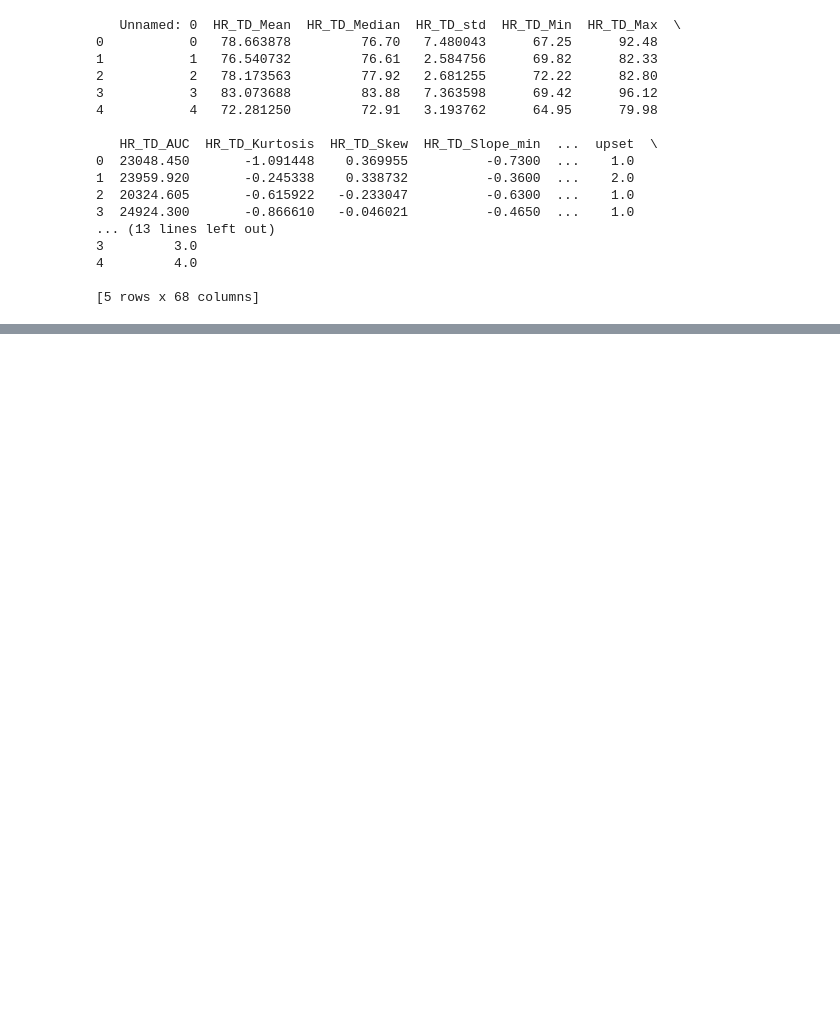
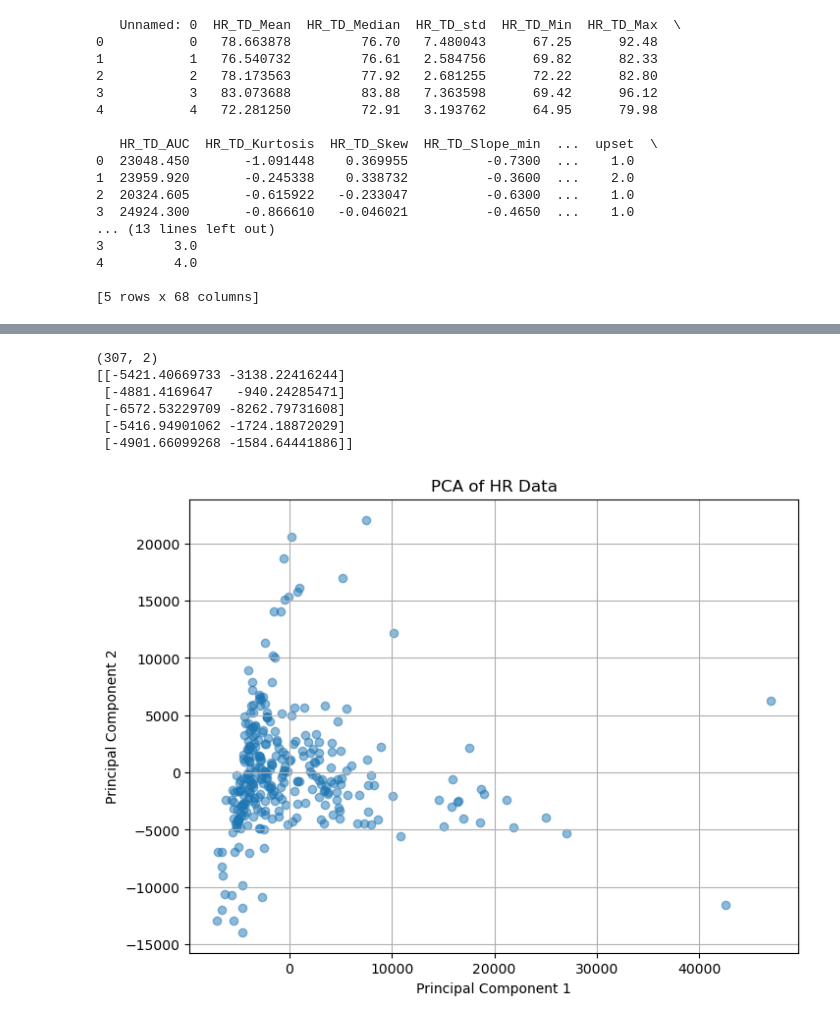
Before and after one commit to BjarkeErichsen/unsupervised-cda-proj-2, a Jupyter notebook: case2.ipynb, the cells around one changed output, grey strips where cells are left out. Saved outputs shown, nothing was run; the diff lists cells and outputs as text; code cells hidden in the pictures; blank space fills up the shorter version.

```diff
--- a/case2.ipynb
+++ b/case2.ipynb
@@ -28,3 +27,9 @@ print(data.head())
 4         4.0
 
 [5 rows x 68 columns]
+# %%
+#show missing value in features at EDA_TD_P_RT and EDA_TD_P_ReT
+print(data[data.isna().any(axis=1)])
+#just drop this row
+data = data.dropna()
+print(data.head())
@@ -30,0 +54,6 @@ print(data.head())
+# %%
+#from column Round in features, leftstrip the string 'round_' and convert to int
+data['Round'] = data['Round'].str.lstrip('round_').astype(int)
+#same with column Phase, lefstrip 'phase' and convert to int
+data['Phase'] = data['Phase'].str.lstrip('phase').astype(int)
+print(data.head())
@@ -30,0 +94,5 @@ print(data.head())
+# %%
+#Seperate the data into two groups, features and response (emotions)
+features = data.iloc[:, :-12]
+response = data.iloc[:, -12:]
+print(features.head())
@@ -30,0 +117,27 @@ print(data.head())
+# %%
+#PCA on features
+
+from sklearn.decomposition import PCA
+
+pca = PCA(n_components=2)
+pca.fit(features)
+
+features_pca = pca.transform(features)
+print(features_pca.shape)
+print(features_pca[:5])
+#Plot the PCA results
+plt.figure(figsize=(8, 6))
+plt.scatter(features_pca[:, 0], features_pca[:, 1], alpha=0.5)
+plt.title('PCA of HR Data')
+plt.xlabel('Principal Component 1')
+plt.ylabel('Principal Component 2')
+plt.grid()
+plt.show()
+# %% [output]
+(307, 2)
+[[-5421.40669733 -3138.22416244]
+ [-4881.4169647   -940.24285471]
+ [-6572.53229709 -8262.79731608]
+ [-5416.94901062 -1724.18872029]
+ [-4901.66099268 -1584.64441886]]
+[figure, added]
```
Also changed, not shown: parts of 12 cells of this notebook.
